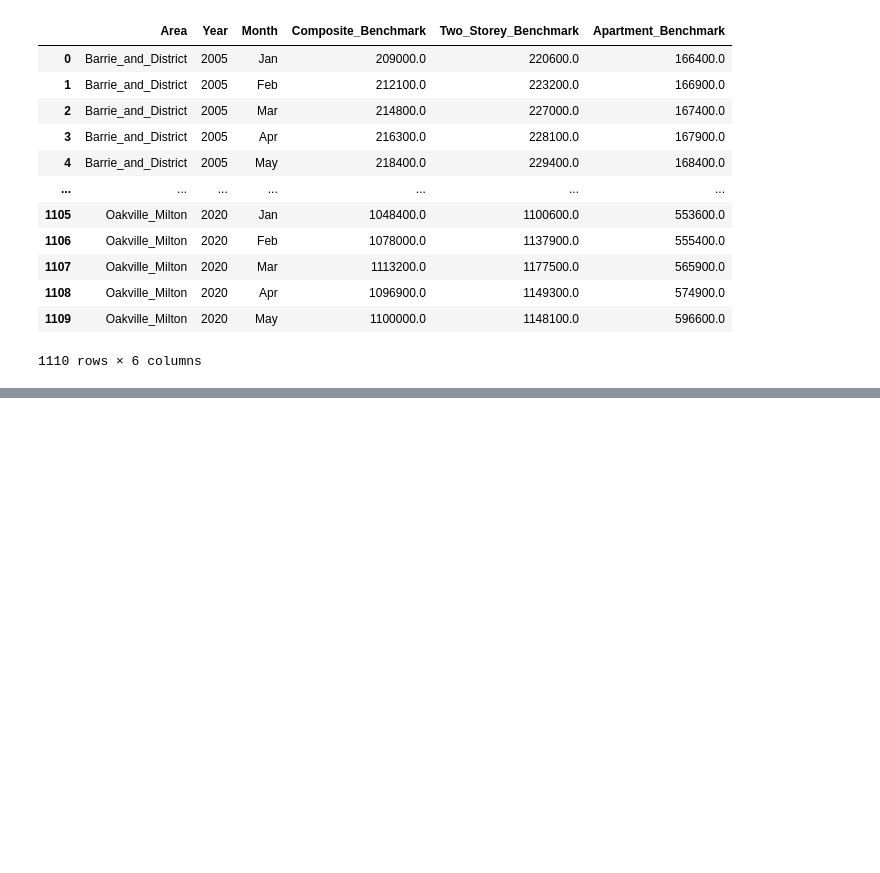
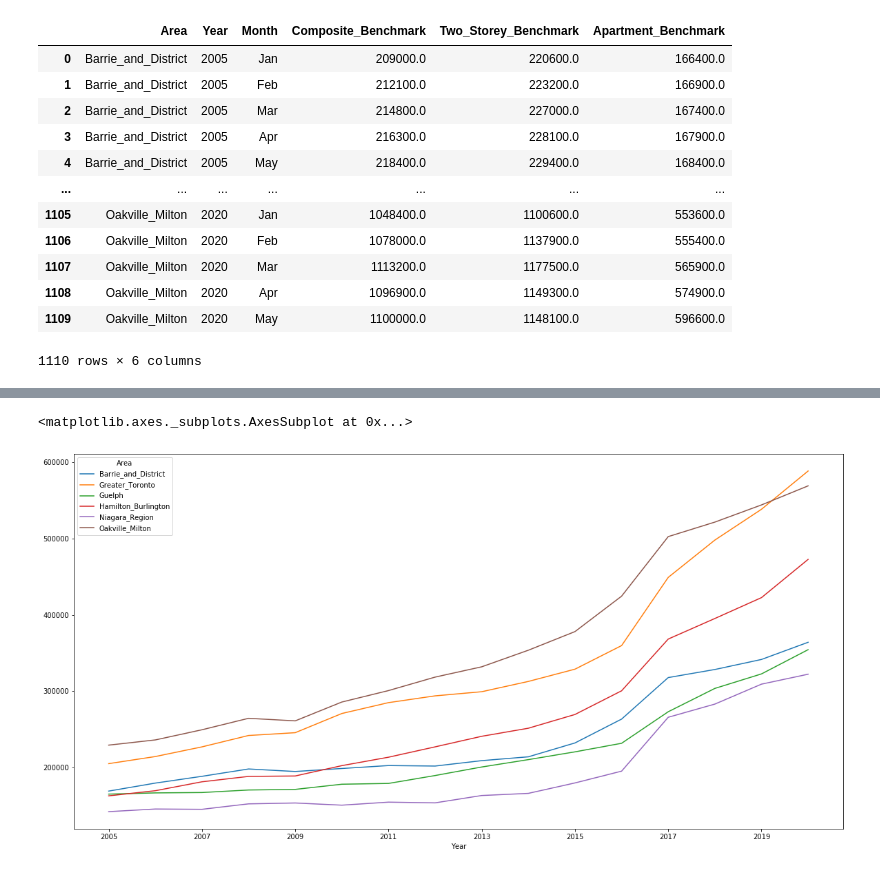
Before and after one commit to preeti0103/Project1, a Jupyter notebook: gta_housing.ipynb, the cells around one changed output, grey strips where cells are left out. Saved outputs shown, nothing was run; the diff lists cells and outputs as text; code cells hidden in the pictures; blank space fills up the shorter version.

```diff
--- a/gta_housing.ipynb
+++ b/gta_housing.ipynb
@@ -81,0 +146,7 @@ clean_housing_prices
+# %%
+group_apart = group_area_year.Apartment_Benchmark
+# %%
+group_apart.unstack(level='Area').plot.line(figsize=(20,10), subplots=False)
+# %% [output]
+<matplotlib.axes._subplots.AxesSubplot at 0x...>
+[figure, added]
```
Also changed, not shown: parts of 16 cells of this notebook.
